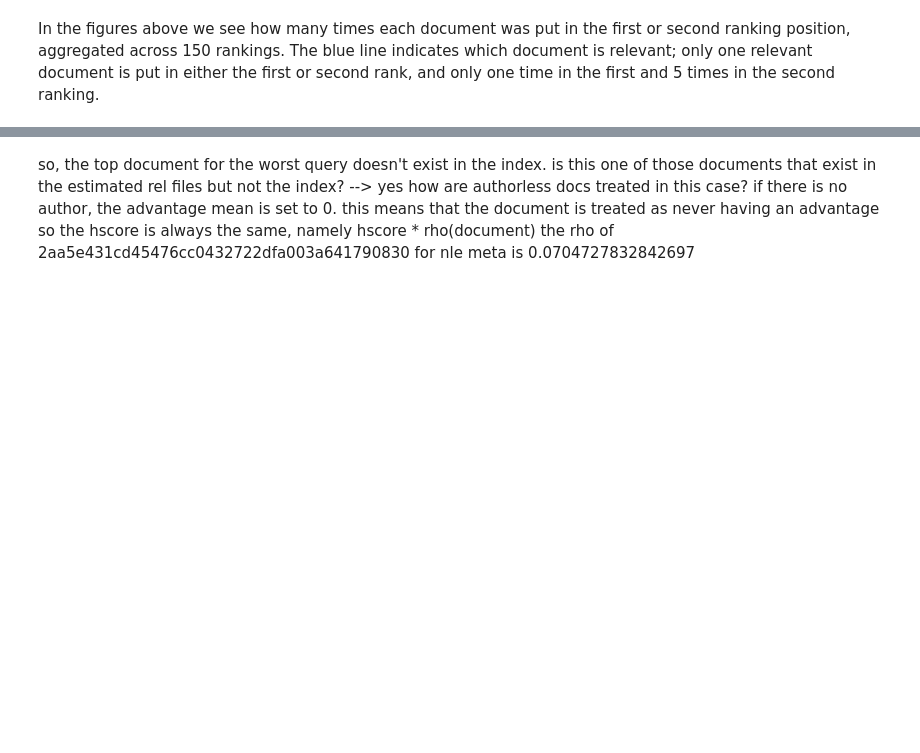
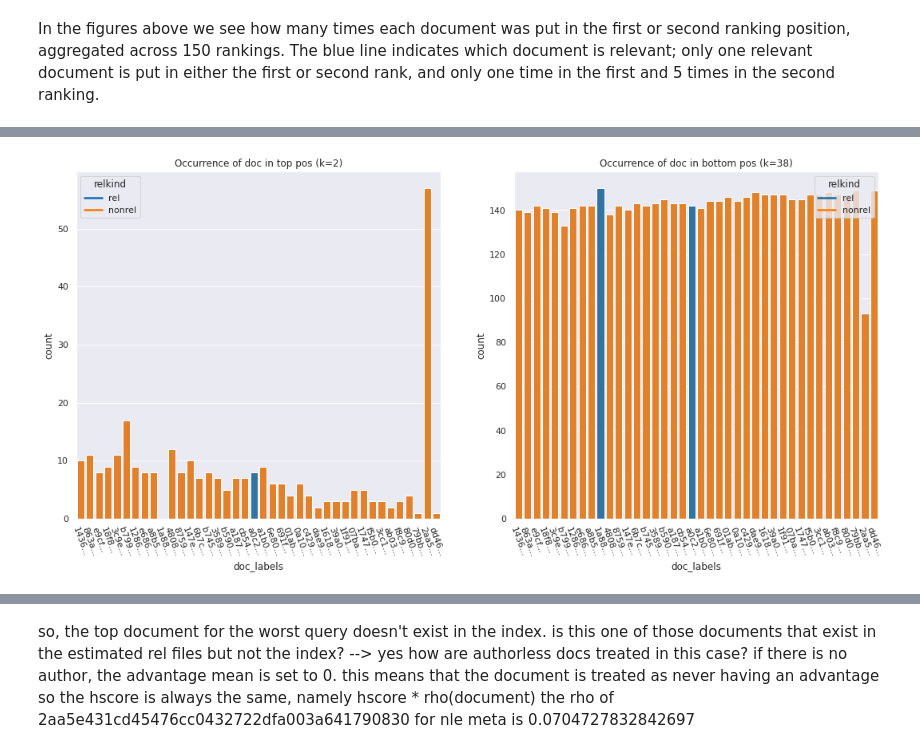
Before and after one commit to pilmus/thesis, a Jupyter notebook: app/notebooks/visualize_ranking_distributions.ipynb, the cells around one changed output, grey strips where cells are left out. Drawn from its saved outputs; the diff is of its cells as text; code cells hidden in the pictures; blank space fills up the shorter version.

Commit message:
Compare graphics

```diff
--- a/app/notebooks/visualize_ranking_distributions.ipynb
+++ b/app/notebooks/visualize_ranking_distributions.ipynb
@@ -194,0 +239,24 @@ def plot_doc_occurrence_per_rank(data, num_rel_docs):
+# %%
+def plot_doc_pos_count(data):
+    """Plot how many times each document occurred in the top and bottom positions."""
+    sns.set_palette("tab10")
+    pi = iter(sns.color_palette())
+    first = next(pi)
+    second = next(pi)
+
+    data["doc_labels"] = data.doc_id.apply(lambda row: f"{row[:4]}...")
+
+
+    fig, ax = plt.subplots(1, 2, figsize = (18, 8))
+    _ = ax[0].title.set_text(f'Occurrence of doc in top pos (k={rel_count})')
+    _ = ax[1].title.set_text(f'Occurrence of doc in bottom pos (k={nonrel_count})')
+
+    for i, pos in enumerate(["top","bot"]):
+        _ = ax[i].set_xticklabels(ax[i].get_xticklabels(),rotation = -70)
+        thisaxdata = data[data['pos'] == pos]
+        clrs = [first if rel == 1 else second for rel in thisaxdata.doc_rel.to_list()]
+        sns.barplot(x="doc_labels", y="count",palette=clrs, data=thisaxdata,ax=ax[i])
+        ax[i].legend(labels=["rel","nonrel"], title='relkind')
+        leg = ax[i].get_legend()
+        leg.legendHandles[0].set_color(first)
+        leg.legendHandles[1].set_color(second)
@@ -207,3 +284,7 @@ Name: doc_rel, dtype: int64
+# %%
+rel_counts = subreldf.doc_rel.value_counts()
+rel_count = rel_counts[1]
+nonrel_count = rel_counts[0]
 # %%
 rel_nonrel_counts = count_rel_nonrel_per_rank(subrdf, subreldf)
 # %%
@@ -253,0 +350,5 @@ In the figures above we see how many times each document was put in the first or
+# %%
+doc_position_counts = count_pos_of_documents(subrdf, rel_count)
+# %%
+doc_pos_count_df = document_pos_count_to_sns_df(doc_position_counts, subreldf)
+doc_pos_count_df.head(10)
@@ -253,0 +367,4 @@ In the figures above we see how many times each document was put in the first or
+# %%
+plot_doc_pos_count(doc_pos_count_df)
+# %% [output]
+[figure, added]
```
Also changed, not shown: parts of 22 cells of this notebook.
